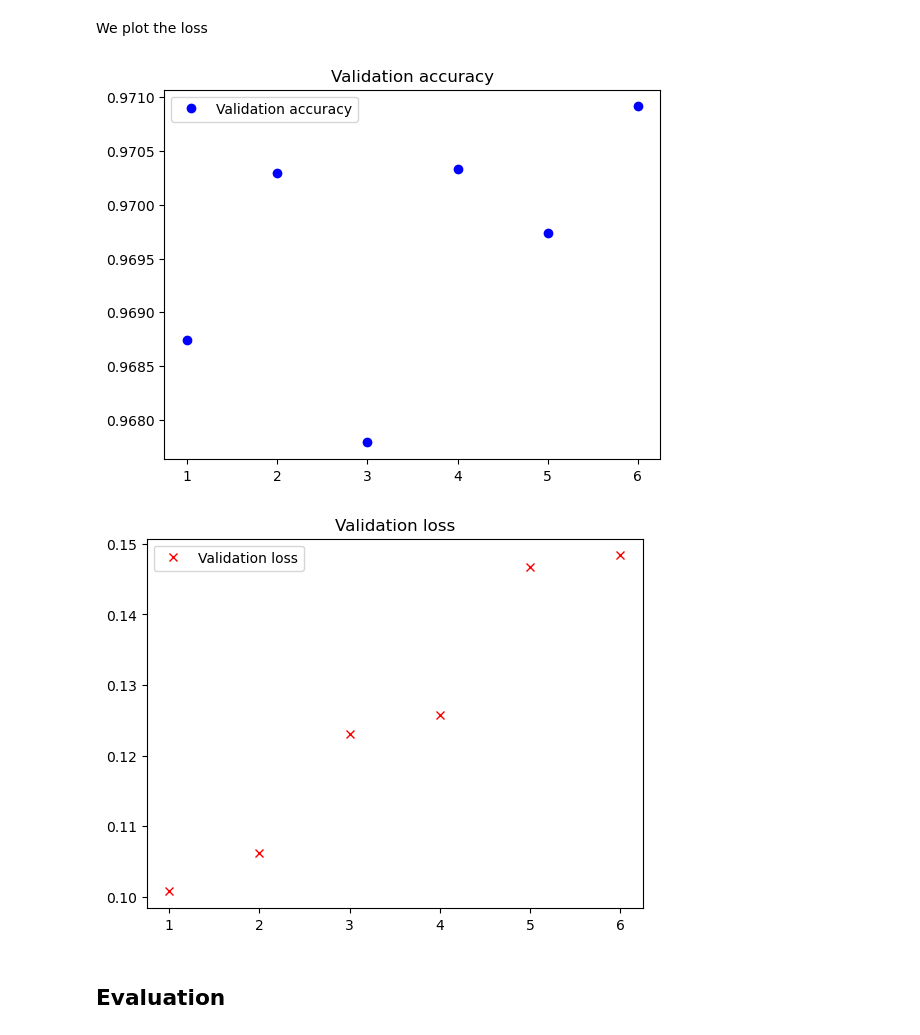
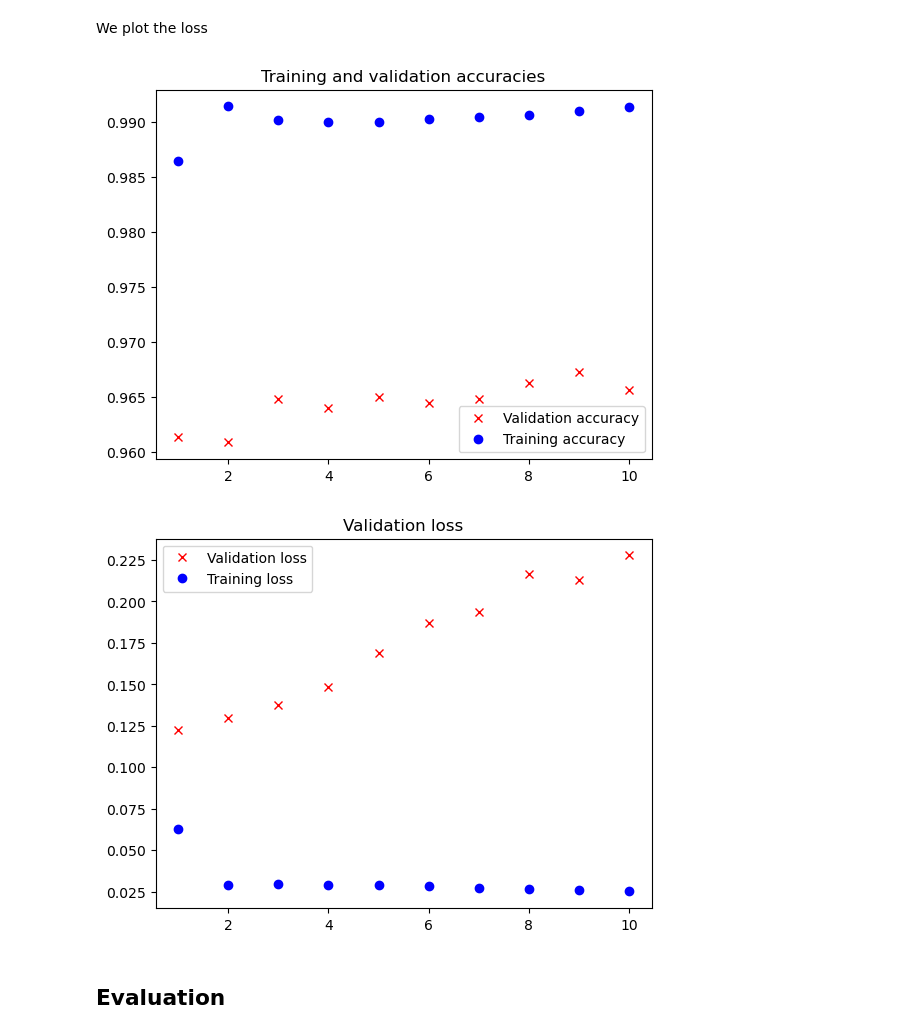
Before and after one commit to pnugues/edan96, a Jupyter notebook: programs/13-classification_embedding_3_vecs.ipynb, the cells around one changed output. Cells and saved outputs as stored; diff of their text form; code cells hidden in the pictures.

```diff
--- a/programs/13-classification_embedding_3_vecs.ipynb
+++ b/programs/13-classification_embedding_3_vecs.ipynb
@@ -327,7 +325,7 @@ The code below creates a $X$ and $\mathbf{y}$ tensors. Note that $X$ is a matrix
 # %% [markdown]
 ## Formatting the Input
 # %%
-def ngrams_bags(hash2freqs: List[Dict[int, float]]) -> Tuple[List[List[int]], List[List[float]]]:
+def ngrams_bags(hash2freqs: list[dict[int, float]]) -> tuple[list[list[int]], list[list[float]]]:
     indices = []
     freqs = []
     for i, hash2freq in enumerate(hash2freqs):
@@ -351,7 +349,7 @@ hash_idx_banana, freqs
   tensor([0.2000, 0.4000, 0.4000]),
   tensor([0.2500, 0.5000, 0.2500])])
 # %%
-def create_Xy_symb(file: str, lang2idx: Dict[int, int], MAXES: List[int]) -> Tuple[List, List, torch.LongTensor]:
+def create_Xy_symb(file: str, lang2idx: dict[int, int], MAXES: list[int]) -> tuple[list, list, torch.LongTensor]:
     y_symb = []
     line_cnt = 0
     for sentence, lang in read_sent_lang(file):
@@ -393,8 +391,8 @@ X_idx_train[0], X_freqs_train[0]
           0.0233, 0.0233, 0.0233, 0.0233, 0.0233, 0.0233, 0.0233])])
 # %%
 # Creates a vector (1D tensor) from two lists to make a bag with the offsets
-def bag_generator_one(X_idx_l: List[torch.LongTensor],
-                       X_freqs_l: List[torch.FloatTensor]) -> Tuple[torch.LongTensor, torch.LongTensor, torch.FloatTensor]:
+def bag_generator_one(X_idx_l: list[torch.LongTensor],
+                       X_freqs_l: list[torch.FloatTensor]) -> tuple[torch.LongTensor, torch.LongTensor, torch.FloatTensor]:
     """
     We process here one type of n-gram, where n = 1, or 2, or 3.
     We concatenate all the items of a bag so that they fit on one line
@@ -550,11 +548,11 @@ acc_val_history = []
 
 for epoch in tqdm(range(EPOCHS)):
     loss_train = 0
-    acc = 0
+    acc_train = 0
     cnt = 0
-    model.train()
     n_indices = torch.randperm(len(X_idx_train))
     for i in range(0, len(X_idx_train), BATCH_SIZE):
+        model.train()
         X_idx_batch_train = [X_idx_train[idx] for idx in n_indices[i:i+BATCH_SIZE]]
         X_freqs_batch_train = [X_freqs_train[idx] for idx in n_indices[i:i+BATCH_SIZE]]
         X_bags_uni_train, X_bags_bi_train, X_bags_tri_train = bag_generator(X_idx_batch_train, X_freqs_batch_train)
@@ -564,11 +562,20 @@ for epoch in tqdm(range(EPOCHS)):
         optimizer.zero_grad()
         loss.backward()
         optimizer.step()
+        model.eval()
+        loss_train_batch, acc_train_batch = model.evaluate((X_bags_uni_train, X_bags_bi_train, X_bags_tri_train),
+                                            y_true, loss_fn)
+        loss_train += loss_train_batch
+        acc_train += acc_train_batch
+        cnt += 1
+    acc_train_history += [acc_train/cnt]
+    loss_train_history += [loss_train/cnt]
 
     model.eval()
-    loss_val, acc_val = model.evaluate((X_bags_uni_val, X_bags_bi_val, X_bags_tri_val), y_val, loss_fn)
-    loss_val_history += [loss_val.item()]
-    acc_val_history += [acc_val]
+    with torch.no_grad():
+        loss_val, acc_val = model.evaluate((X_bags_uni_val, X_bags_bi_val, X_bags_tri_val), y_val, loss_fn)
+        loss_val_history += [loss_val.item()]
+        acc_val_history += [acc_val]
 # %% [markdown]
 ## Visualization
 # %% [markdown]
@@ -576,21 +583,23 @@ We plot the loss
 # %%
 import matplotlib.pyplot as plt
 
 epochs = range(1, len(acc_val_history) + 1)
-plt.plot(epochs, acc_val_history, 'bo', label='Validation accuracy')
-plt.title('Validation accuracy')
+plt.plot(epochs, acc_val_history, 'rx', label='Validation accuracy')
+plt.plot(epochs, acc_train_history, 'bo', label='Training accuracy')
+plt.title('Training and validation accuracies')
 plt.legend()
 plt.show()
 # %% [output]
-[figure, old version]
+[figure, new version]
 # %%
 epochs = range(1, len(loss_val_history) + 1)
 plt.plot(epochs, loss_val_history, 'rx', label='Validation loss')
+plt.plot(epochs, loss_train_history, 'bo', label='Training loss')
 plt.title('Validation loss')
 plt.legend()
 plt.show()
 # %% [output]
-[figure, old version]
+[figure, new version]
 # %% [markdown]
 ## Evaluation
 # %% [markdown]
```
Also changed, not shown: parts of 12 cells of this notebook, 9 other files.
